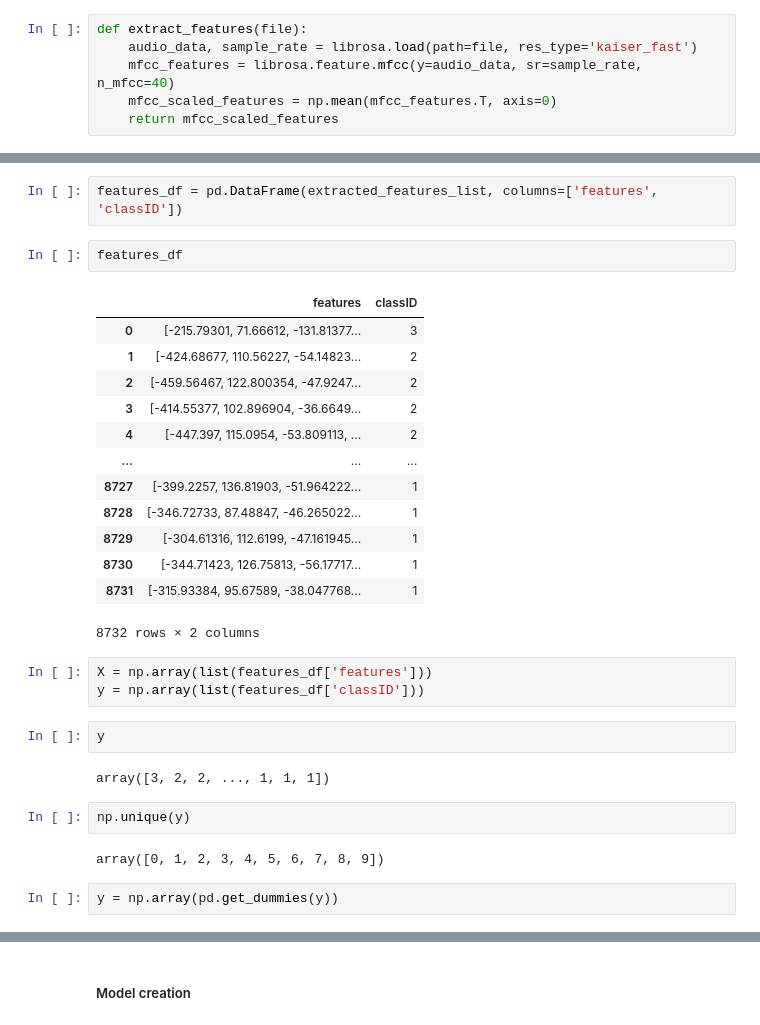
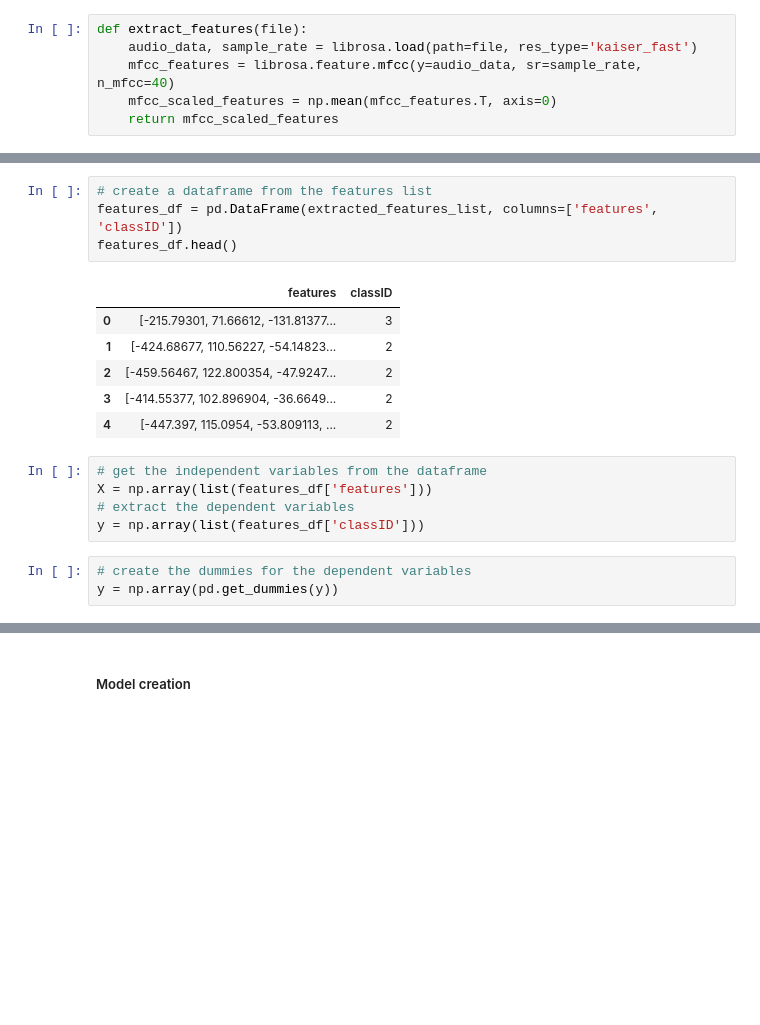
Before and after one commit to arjunjanamatti/audio_machine_learning, a Jupyter notebook: sample_code.ipynb, the cells around one changed output, grey strips where cells are left out. Cells and saved outputs as stored; diff of their text form; blank space fills up the shorter version.

```diff
--- a/sample_code.ipynb
+++ b/sample_code.ipynb
@@ -207,31 +135,19 @@ for index, row in tqdm(metadata_df.iterrows()):
 # %%
+# create a dataframe from the features list
 features_df = pd.DataFrame(extracted_features_list, columns=['features', 'classID'])
+features_df.head()
+# %% [output]
+|  | features | classID |
+| 0 | [-215.79301, 71.66612, -131.81377... | 3 |
+| 1 | [-424.68677, 110.56227, -54.14823... | 2 |
+| 2 | [-459.56467, 122.800354, -47.9247... | 2 |
+| 3 | [-414.55377, 102.896904, -36.6649... | 2 |
+| 4 | [-447.397, 115.0954, -53.809113, ... | 2 |
-# %%
-features_df
-# %% [output]
-|  | features | classID |
-| 0 | [-215.79301, 71.66612, -131.81377... | 3 |
-| 1 | [-424.68677, 110.56227, -54.14823... | 2 |
-| 2 | [-459.56467, 122.800354, -47.9247... | 2 |
-| 3 | [-414.55377, 102.896904, -36.6649... | 2 |
-| 4 | [-447.397, 115.0954, -53.809113, ... | 2 |
-| ... | ... | ... |
-| 8727 | [-399.2257, 136.81903, -51.964222... | 1 |
-| 8728 | [-346.72733, 87.48847, -46.265022... | 1 |
-| 8729 | [-304.61316, 112.6199, -47.161945... | 1 |
-| 8730 | [-344.71423, 126.75813, -56.17717... | 1 |
-| 8731 | [-315.93384, 95.67589, -38.047768... | 1 |
-8732 rows × 2 columns
 # %%
+# get the independent variables from the dataframe
 X = np.array(list(features_df['features']))
+# extract the dependent variables
 y = np.array(list(features_df['classID']))
-# %%
-y
-# %% [output]
-array([3, 2, 2, ..., 1, 1, 1])
-# %%
-np.unique(y)
-# %% [output]
-array([0, 1, 2, 3, 4, 5, 6, 7, 8, 9])
 # %%
+# create the dummies for the dependent variables
 y = np.array(pd.get_dummies(y))
```
Also changed, not shown: parts of 30 cells of this notebook.
